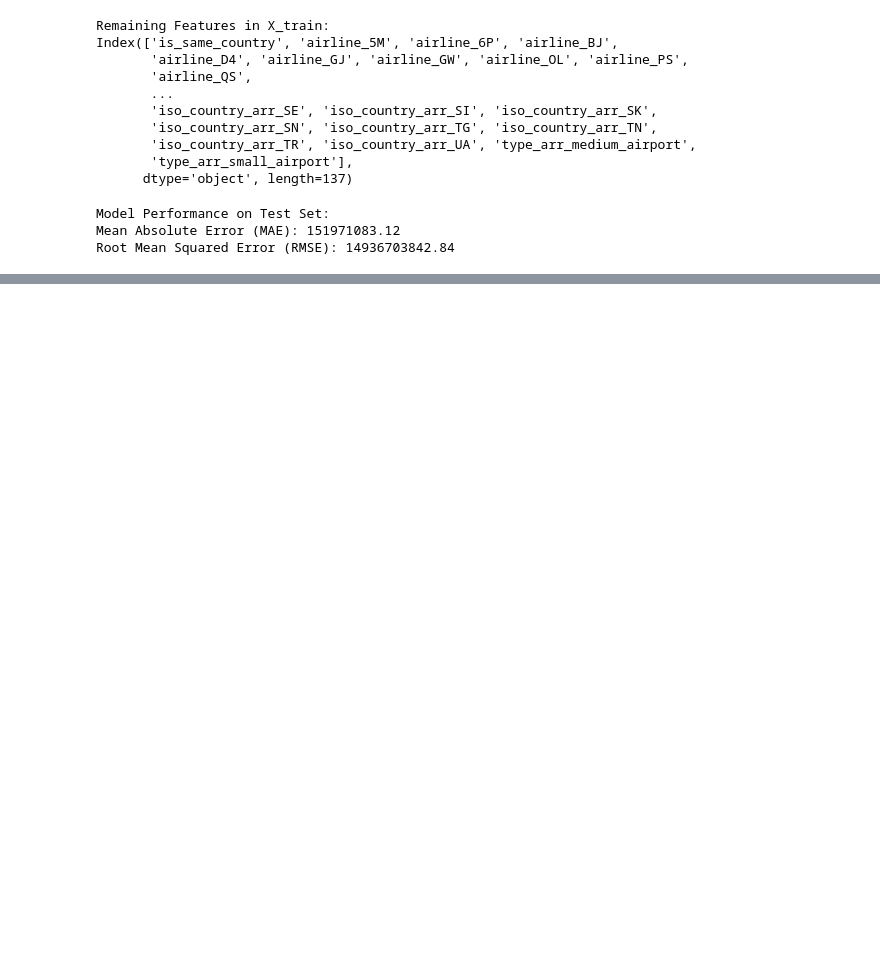
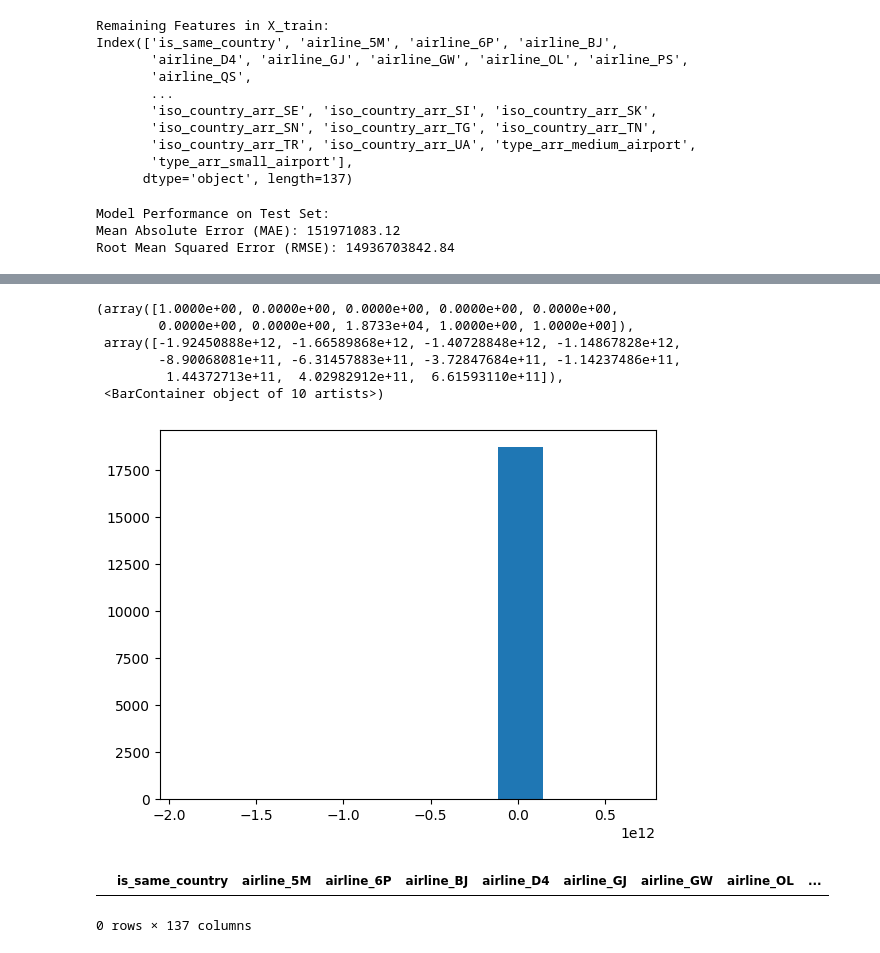
Before and after one commit to marenbor/ml_project_flight_delays, a Jupyter notebook: notebooks/02_baseline_model.ipynb, the cells around one changed output, grey strips where cells are left out. Cells and saved outputs as stored; diff of their text form; code cells hidden in the pictures; blank space fills up the shorter version.

```diff
--- a/notebooks/02_baseline_model.ipynb
+++ b/notebooks/02_baseline_model.ipynb
@@ -69,0 +98,17 @@ Root Mean Squared Error (RMSE): 14936703842.84
+# %%
+plt.hist(y_pred)
+# %% [output]
+(array([1.0000e+00, 0.0000e+00, 0.0000e+00, 0.0000e+00, 0.0000e+00,
+        0.0000e+00, 0.0000e+00, 1.8733e+04, 1.0000e+00, 1.0000e+00]),
+ array([-1.92450888e+12, -1.66589868e+12, -1.40728848e+12, -1.14867828e+12,
+        -8.90068081e+11, -6.31457883e+11, -3.72847684e+11, -1.14237486e+11,
+         1.44372713e+11,  4.02982912e+11,  6.61593110e+11]),
+ <BarContainer object of 10 artists>)
+[figure, added]
+# %%
+rows_with_all_false_or_zero = X_train[ (X_train == False)].all(axis=1) # Filter the rows
+result = X_train[rows_with_all_false_or_zero]
+result
+# %% [output]
+|  | is_same_country | airline_5M | airline_6P | airline_BJ | airline_D4 | airline_GJ | airline_GW | airline_OL | ... |
+0 rows × 137 columns
```
Also changed, not shown: parts of 4 cells of this notebook.
